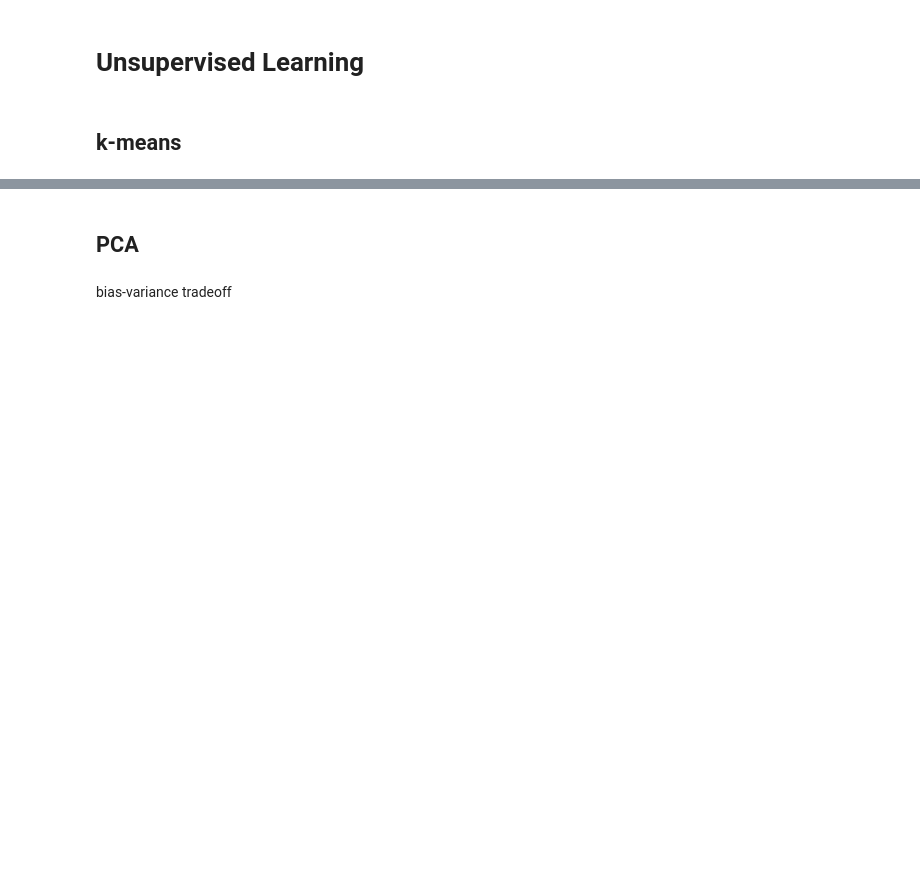
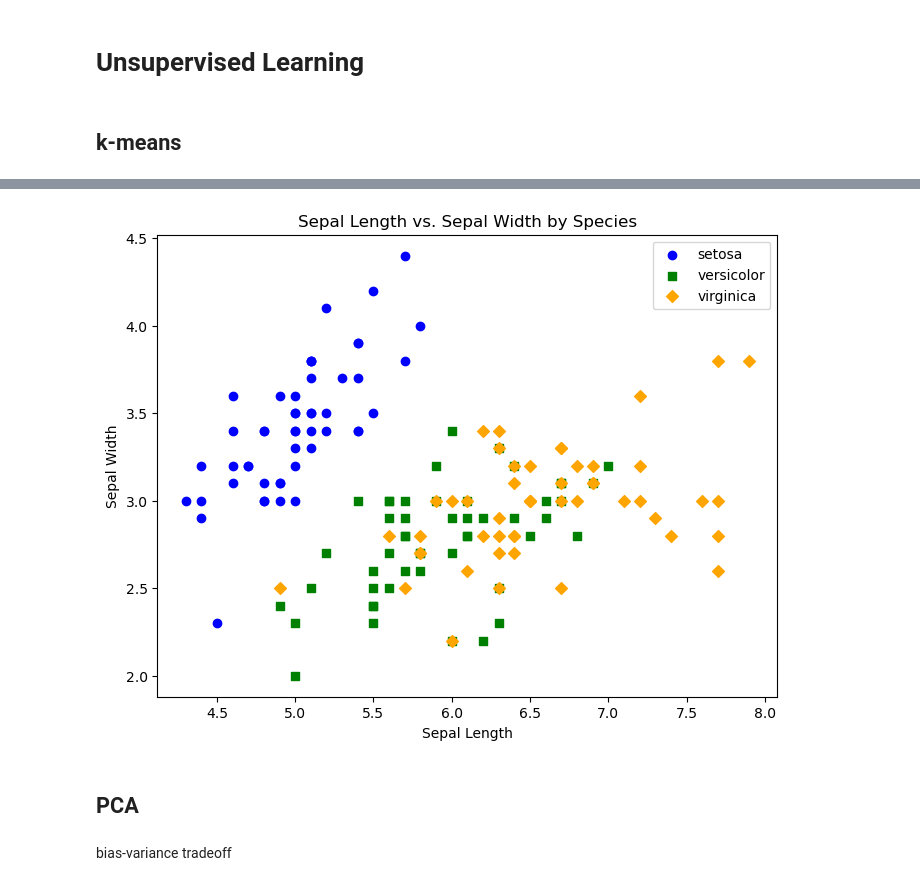
Before and after one commit to WayneBonnett/ml_crash_course, a Jupyter notebook: crash_course.ipynb, the cells around one changed output, grey strips where cells are left out. Cells and saved outputs as stored; diff of their text form; code cells hidden in the pictures; blank space fills up the shorter version.

```diff
--- a/crash_course.ipynb
+++ b/crash_course.ipynb
@@ -473,3 +522,29 @@ Here's a resource if you want to learn more: https://www.cvxpy.org/examples/mach
+# %%
+
+species_names = iris.target_names
+
+# Create a DataFrame for easier handling and plotting
+df = pd.DataFrame(X, columns=['Sepal Length', 'Sepal Width'])
+df['Species'] = [species_names[label] for label in y]
+
+# Plot the sepal length and sepal width
+plt.figure(figsize=(8, 6))
+
+# Define colors and markers for each species
+colors = ['blue', 'green', 'orange']
+markers = ['o', 's', 'D']
+
+for species, color, marker in zip(species_names, colors, markers):
+    subset = df[df['Species'] == species]
+    plt.scatter(subset['Sepal Length'], subset['Sepal Width'], c=color, label=species, marker=marker)
+
+plt.xlabel('Sepal Length')
+plt.ylabel('Sepal Width')
+plt.title('Sepal Length vs. Sepal Width by Species')
+plt.legend()
+plt.show()
+# %% [output]
+[figure, added]
 # %% [markdown]
 ## PCA
 # %% [markdown]
```
Also changed, not shown: parts of 6 cells of this notebook.
